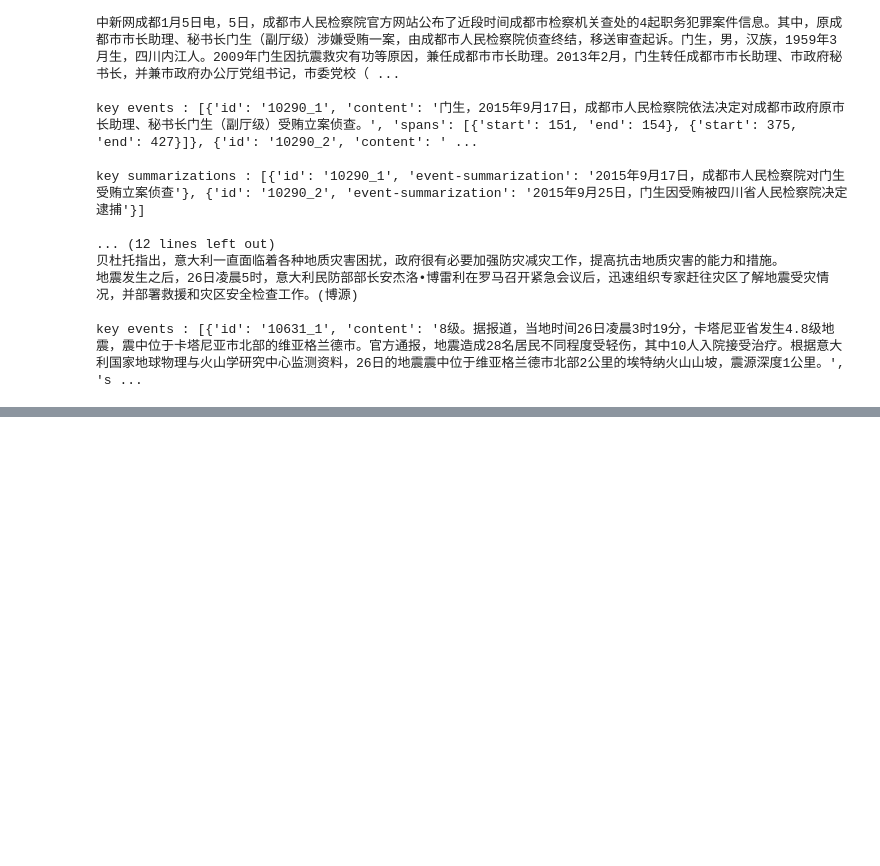
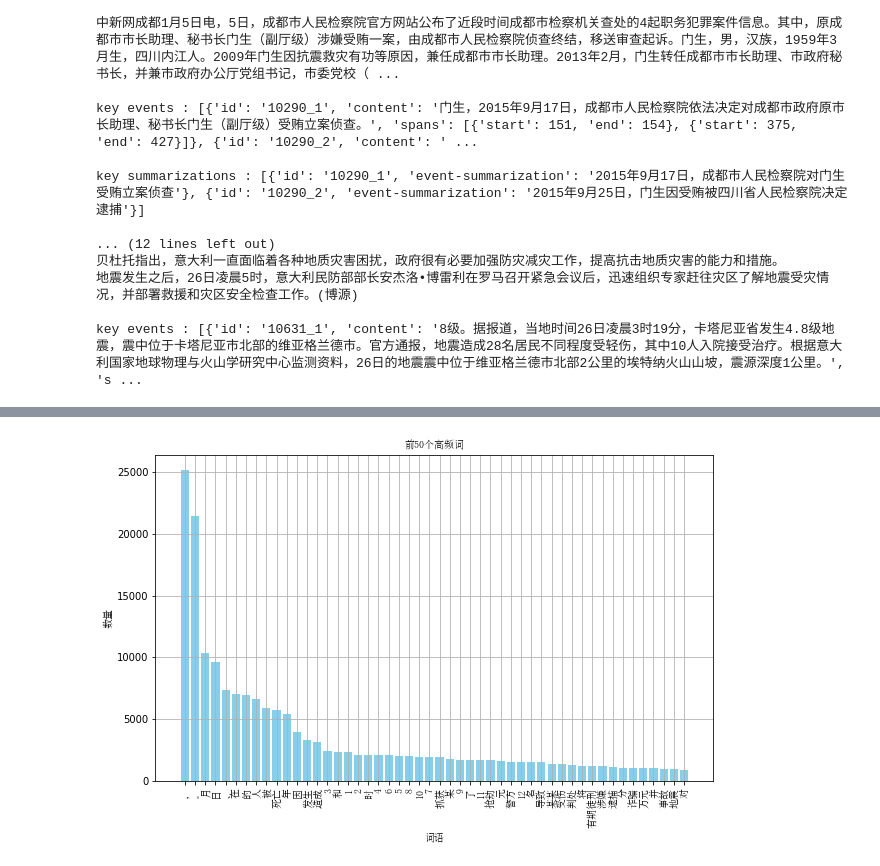
Before and after one commit to qiyuanlanniao/abstract_tianchi, a Jupyter notebook: data_analysis.ipynb, the cells around one changed output, grey strips where cells are left out. Cells and saved outputs as stored; diff of their text form; code cells hidden in the pictures; blank space fills up the shorter version.

```diff
--- a/data_analysis.ipynb
+++ b/data_analysis.ipynb
@@ -81,20 +96,21 @@ print(f'文本最短长度 {min(lengths)} 文本最大长度 {max(lengths)}')
 # %%
 # 统计summary的高频字高频词
-string_arr = [item['summary'] for item in data]
 # 分词并统计词频
 word_counts = Counter()
 for string in string_arr:
     seg_list = jieba.cut(string)
     word_counts.update(seg_list)
 # 提取前50个高频词及其数量
 top_words = word_counts.most_common(50)
 words, counts = zip(*top_words)
 # 绘制柱状图
 plt.figure(figsize=(10, 6))
 plt.bar(range(len(words)), counts, color='skyblue')
 plt.xticks(range(len(words)), words, rotation=90,font=font)
 plt.xlabel('词语',font=font)
 plt.ylabel('数量',font=font)
 plt.title('前50个高频词',font=font)
 plt.grid()
 plt.show()
+# %% [output]
+[figure, added]
```
Also changed, not shown: parts of 3 cells of this notebook, 6 other files.
